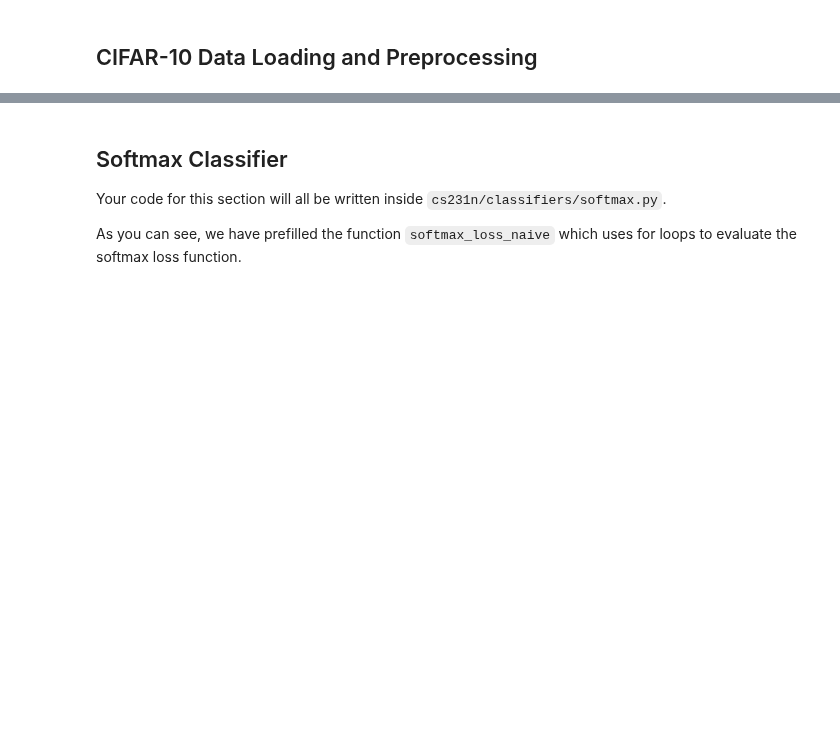
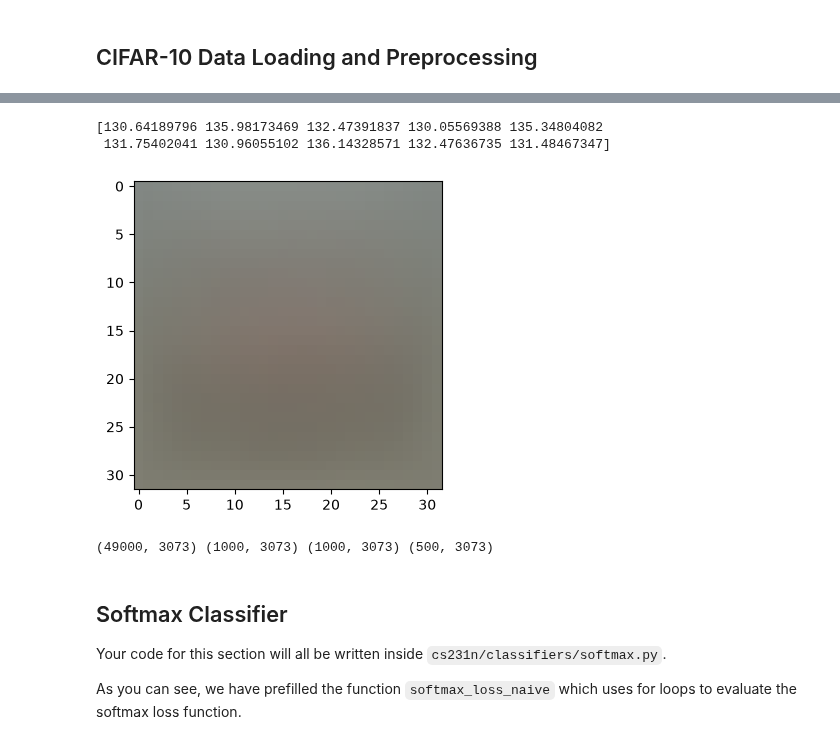
Before and after one commit to SXV357/Pytorch-Practice, a Jupyter notebook: cs231n/assignment1/softmax.ipynb, the cells around one changed output, grey strips where cells are left out. Saved outputs shown, nothing was run; the diff lists cells and outputs as text; code cells hidden in the pictures; blank space fills up the shorter version.

```diff
--- a/cs231n/assignment1/softmax.ipynb
+++ b/cs231n/assignment1/softmax.ipynb
@@ -144,26 +144,43 @@ print('dev data shape: ', X_dev.shape)
 # %%
 # Preprocessing: subtract the mean image
 # first: compute the image mean based on the training data
+
+# mean of every column in X_train so 3072 values
 mean_image = np.mean(X_train, axis=0)
 print(mean_image[:10]) # print a few of the elements
+
 plt.figure(figsize=(4,4))
 plt.imshow(mean_image.reshape((32,32,3)).astype('uint8')) # visualize the mean image
 plt.show()
 
 # second: subtract the mean image from train and test data
+
+'''
+subtracting it out centers data around 0 (each image represented as how does it differ from average instead of here are its raw brightness values)
+
+optimization like GD converges faster when input features centered around; uncentered means gradients all tend to point in similar directions
+also classifier learns signal - if every image has same average brightness pattern doesn't help distinguish between classes
+
+very common preprocesing step (now every columns mean is 0)
+'''
 X_train -= mean_image
 X_val -= mean_image
 X_test -= mean_image
 X_dev -= mean_image
 
 # third: append the bias dimension of ones (i.e. bias trick) so that our classifier
 # only has to worry about optimizing a single weight matrix W.
 X_train = np.hstack([X_train, np.ones((X_train.shape[0], 1))])
 X_val = np.hstack([X_val, np.ones((X_val.shape[0], 1))])
 X_test = np.hstack([X_test, np.ones((X_test.shape[0], 1))])
 X_dev = np.hstack([X_dev, np.ones((X_dev.shape[0], 1))])
 
 print(X_train.shape, X_val.shape, X_test.shape, X_dev.shape)
+# %% [output]
+[130.64189796 135.98173469 132.47391837 130.05569388 135.34804082
+ 131.75402041 130.96055102 136.14328571 132.47636735 131.48467347]
+[figure, added]
+(49000, 3073) (1000, 3073) (1000, 3073) (500, 3073)
 # %% [markdown]
 ## Softmax Classifier
 
```
Also changed, not shown: parts of 12 cells of this notebook, 2 other files.
